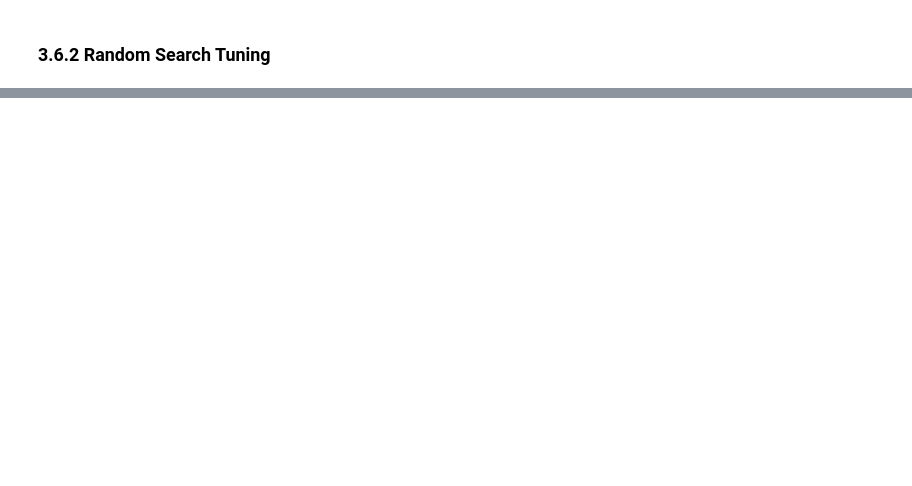
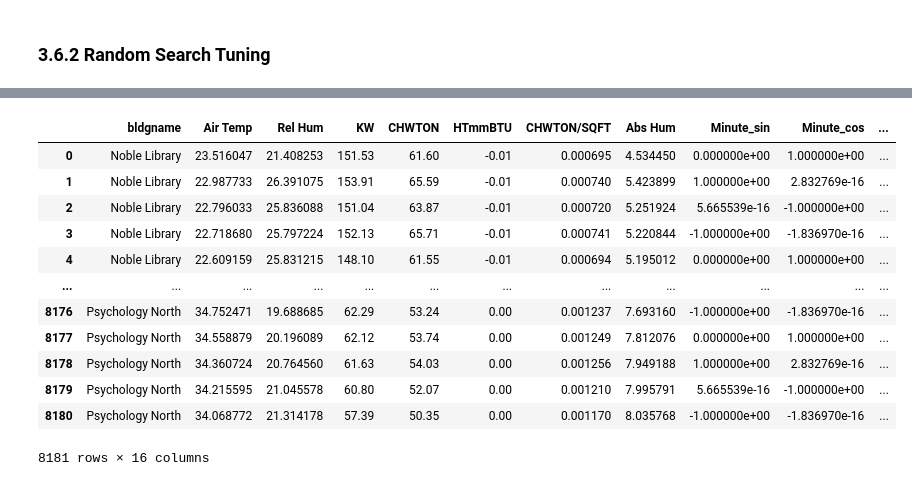
Before and after one commit to freecode23/microclimate-effects, a Jupyter notebook: microclimate_model/ML_Models4.ipynb, the cells around one changed output, grey strips where cells are left out. Saved outputs shown, nothing was run; the diff lists cells and outputs as text; code cells hidden in the pictures; blank space fills up the shorter version.

```diff
--- a/microclimate_model/ML_Models4.ipynb
+++ b/microclimate_model/ML_Models4.ipynb
@@ -564,0 +761,23 @@ scores_df
+# %%
+Bldg_df_cat = pd.DataFrame()
+for i in range(len(Bldg)):
+    Bldg_df_cat = Bldg_df_cat.append(Bldg[i])
+
+Bldg_df_cat.reset_index(drop = True , inplace = True)
+Bldg_df_cat.drop(columns=['Date', 'Time', 'Date_Time'],inplace = True)
+# create a list of df for buildings with cyclical time features
+Bldg_cyclic_cat = []
+
+Bldg_enc = Bldg_df_cat.copy(deep = True)
+Bldg_enc = encode(Bldg_enc, 'Minute_num', 60.0)
+Bldg_enc = encode(Bldg_enc, 'Hour_num', 23.0)
+Bldg_enc = encode(Bldg_enc, 'Day_num', 30.0)
+Bldg_enc = encode(Bldg_enc, 'Month_num', 12.0)
+Bldg_cyclic_cat = Bldg_enc
+
+# Plot cyclical features sample
+fig, ax = plt.subplots(2,2, figsize = (8,7))
+Bldg_cyclic_cat.plot.scatter('Minute_sin', 'Minute_cos', ax = ax[0,0]).set_aspect('equal')
+Bldg_cyclic_cat.plot.scatter('Hour_sin', 'Hour_cos', ax = ax[0,1]).set_aspect('equal')
+Bldg_cyclic_cat.plot.scatter('Day_sin', 'Day_cos', ax = ax[1,0]).set_aspect('equal')
+Bldg_cyclic_cat.plot.scatter('Month_sin', 'Month_cos', ax = ax[1,1]).set_aspect('equal')
@@ -564,0 +786,16 @@ scores_df
+# %%
+Bldg_cyclic_cat
+# %% [output]
+|  | bldgname | Air Temp | Rel Hum | KW | CHWTON | HTmmBTU | CHWTON/SQFT | Abs Hum | Minute_sin | Minute_cos | ... |
+| 0 | Noble Library | 23.516047 | 21.408253 | 151.53 | 61.60 | -0.01 | 0.000695 | 4.534450 | 0.000000e+00 | 1.000000e+00 | ... |
+| 1 | Noble Library | 22.987733 | 26.391075 | 153.91 | 65.59 | -0.01 | 0.000740 | 5.423899 | 1.000000e+00 | 2.832769e-16 | ... |
+| 2 | Noble Library | 22.796033 | 25.836088 | 151.04 | 63.87 | -0.01 | 0.000720 | 5.251924 | 5.665539e-16 | -1.000000e+00 | ... |
+| 3 | Noble Library | 22.718680 | 25.797224 | 152.13 | 65.71 | -0.01 | 0.000741 | 5.220844 | -1.000000e+00 | -1.836970e-16 | ... |
+| 4 | Noble Library | 22.609159 | 25.831215 | 148.10 | 61.55 | -0.01 | 0.000694 | 5.195012 | 0.000000e+00 | 1.000000e+00 | ... |
+| ... | ... | ... | ... | ... | ... | ... | ... | ... | ... | ... | ... |
+| 8176 | Psychology North | 34.752471 | 19.688685 | 62.29 | 53.24 | 0.00 | 0.001237 | 7.693160 | -1.000000e+00 | -1.836970e-16 | ... |
+| 8177 | Psychology North | 34.558879 | 20.196089 | 62.12 | 53.74 | 0.00 | 0.001249 | 7.812076 | 0.000000e+00 | 1.000000e+00 | ... |
+| 8178 | Psychology North | 34.360724 | 20.764560 | 61.63 | 54.03 | 0.00 | 0.001256 | 7.949188 | 1.000000e+00 | 2.832769e-16 | ... |
+| 8179 | Psychology North | 34.215595 | 21.045578 | 60.80 | 52.07 | 0.00 | 0.001210 | 7.995791 | 5.665539e-16 | -1.000000e+00 | ... |
+| 8180 | Psychology North | 34.068772 | 21.314178 | 57.39 | 50.35 | 0.00 | 0.001170 | 8.035768 | -1.000000e+00 | -1.836970e-16 | ... |
+8181 rows × 16 columns
```
Also changed, not shown: parts of 28 cells of this notebook, 8 other files.
